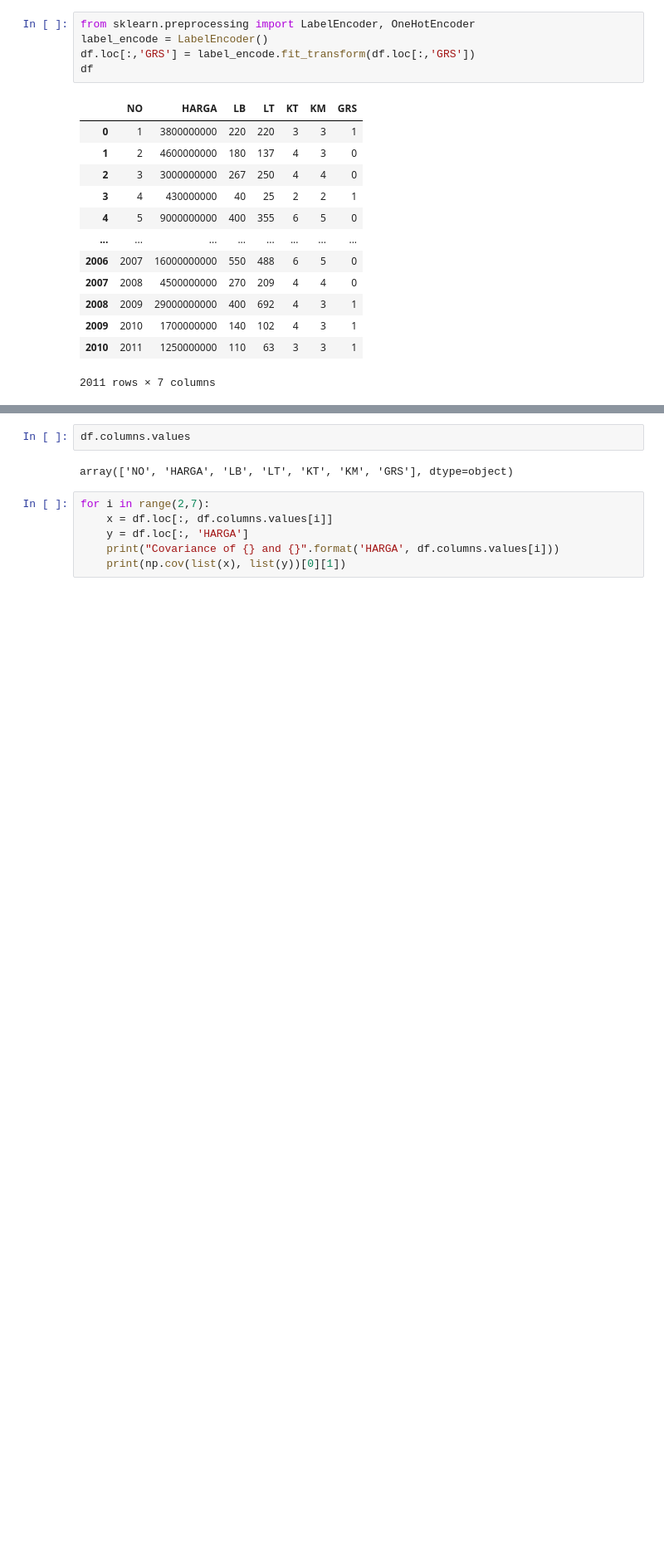
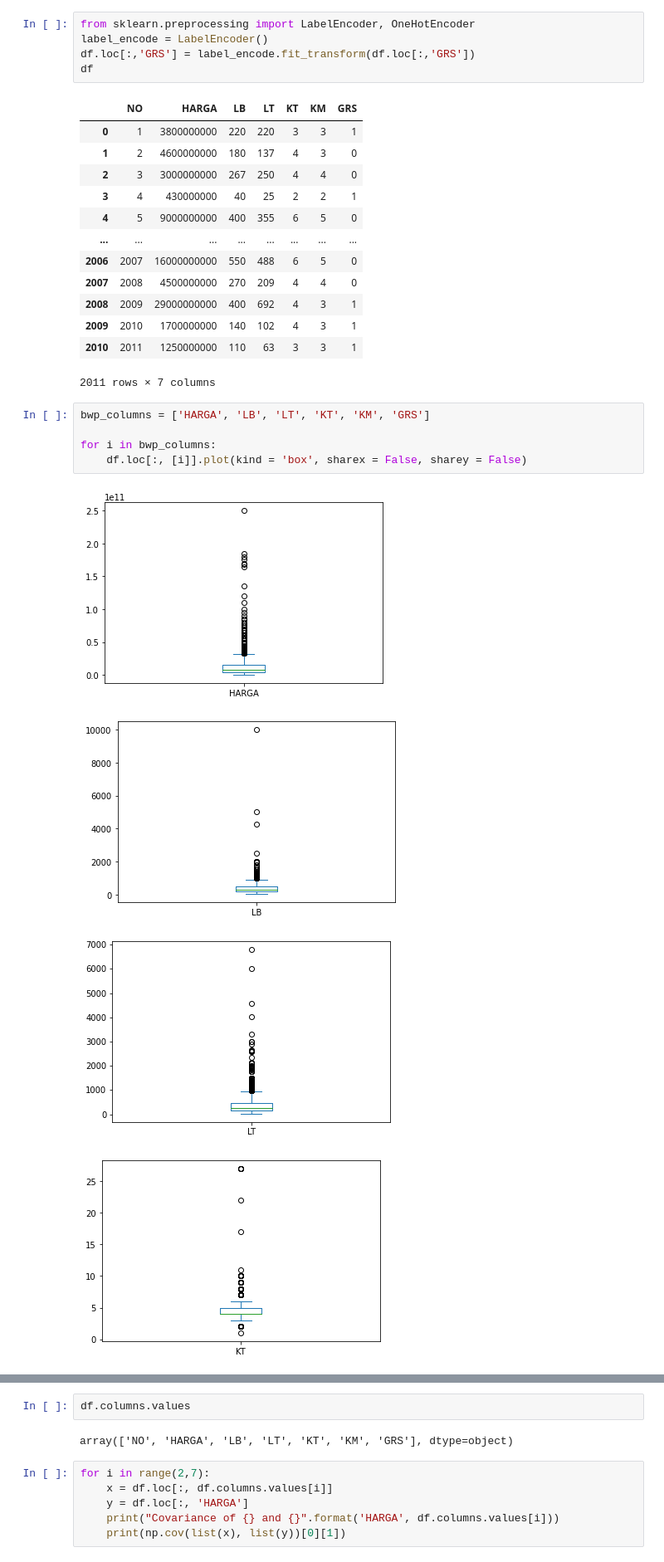
Before and after one commit to bobbysusantoali1/AOL_Project_Machine_Learning, a Jupyter notebook: Main.ipynb, the cells around one changed output, grey strips where cells are left out. Shown at 83% size. Saved outputs shown, nothing was run; the diff lists cells and outputs as text; blank space fills up the shorter version.

```diff
--- a/Main.ipynb
+++ b/Main.ipynb
@@ -54,3 +51,13 @@ df
 | 2009 | 2010 | 1700000000 | 140 | 102 | 4 | 3 | 1 |
 | 2010 | 2011 | 1250000000 | 110 | 63 | 3 | 3 | 1 |
 2011 rows × 7 columns
+# %%
+bwp_columns = ['HARGA', 'LB', 'LT', 'KT', 'KM', 'GRS']
+
+for i in bwp_columns:
+    df.loc[:, [i]].plot(kind = 'box', sharex = False, sharey = False)
+# %% [output]
+[figure, added]
+[figure, added]
+[figure, added]
+[figure, added]
```
Also changed, not shown: parts of 19 cells of this notebook, 4 other files.
